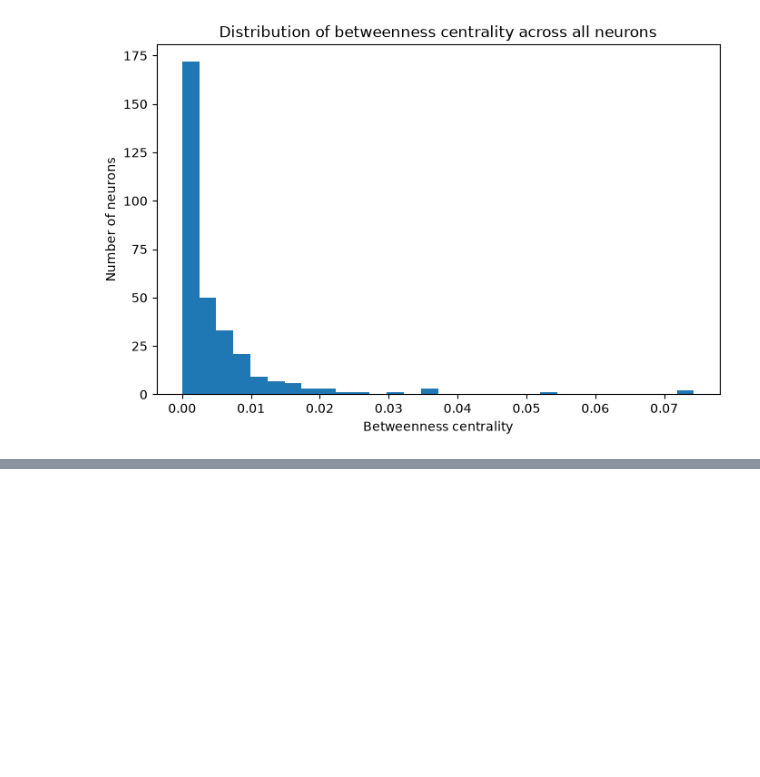
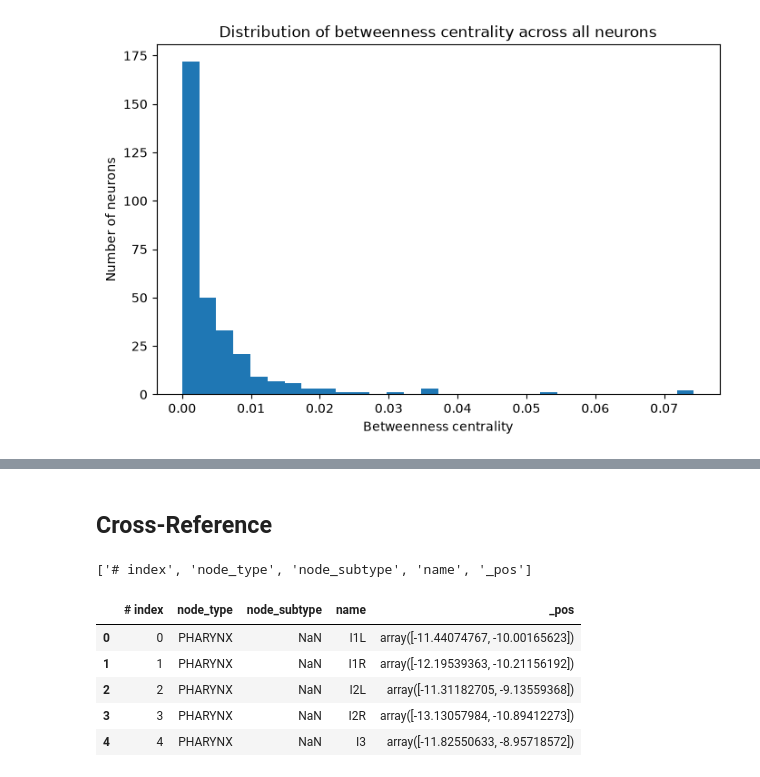
Before and after one commit to Sehun-Choi/med-computation, a Jupyter notebook: c-elegans-connectome-analysis/basic-practice.ipynb, the cells around one changed output, grey strips where cells are left out. Cells and saved outputs as stored; diff of their text form; code cells hidden in the pictures; blank space fills up the shorter version.

```diff
--- a/c-elegans-connectome-analysis/basic-practice.ipynb
+++ b/c-elegans-connectome-analysis/basic-practice.ipynb
@@ -283,0 +333,15 @@ fig.show()
+# %% [markdown]
+## Cross-Reference
+# %%
+nodes_df = pd.read_csv("data/hermaphrodite_chemical_synapse/nodes.csv")
+nodes_df.columns = nodes_df.columns.str.strip()
+print(nodes_df.columns.tolist())
+nodes_df.head()
+# %% [output]
+['# index', 'node_type', 'node_subtype', 'name', '_pos']
+|  | # index | node_type | node_subtype | name | _pos |
+| 0 | 0 | PHARYNX | NaN | I1L | array([-11.44074767, -10.00165623]) |
+| 1 | 1 | PHARYNX | NaN | I1R | array([-12.19539363, -10.21156192]) |
+| 2 | 2 | PHARYNX | NaN | I2L | array([-11.31182705, -9.13559368]) |
+| 3 | 3 | PHARYNX | NaN | I2R | array([-13.13057984, -10.89412273]) |
+| 4 | 4 | PHARYNX | NaN | I3 | array([-11.82550633, -8.95718572]) |
```
Also changed, not shown: parts of 4 cells of this notebook.
